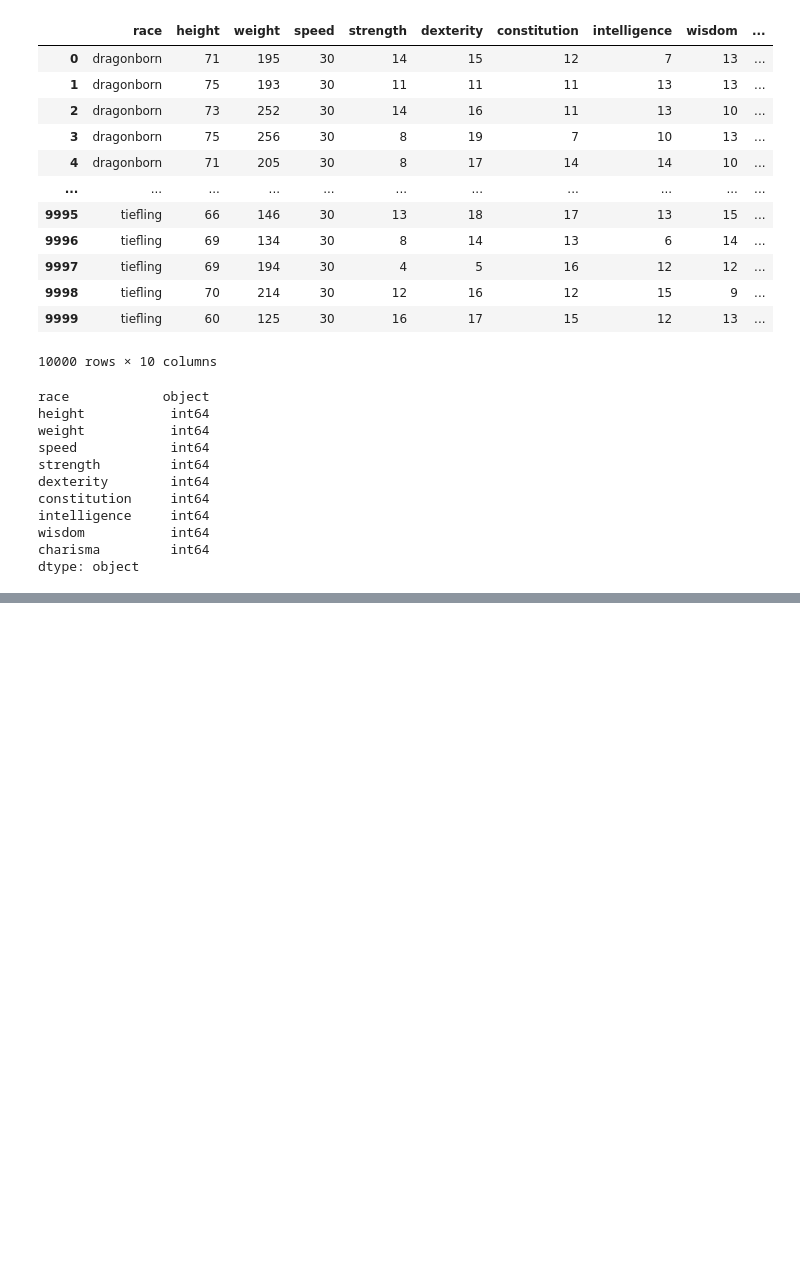
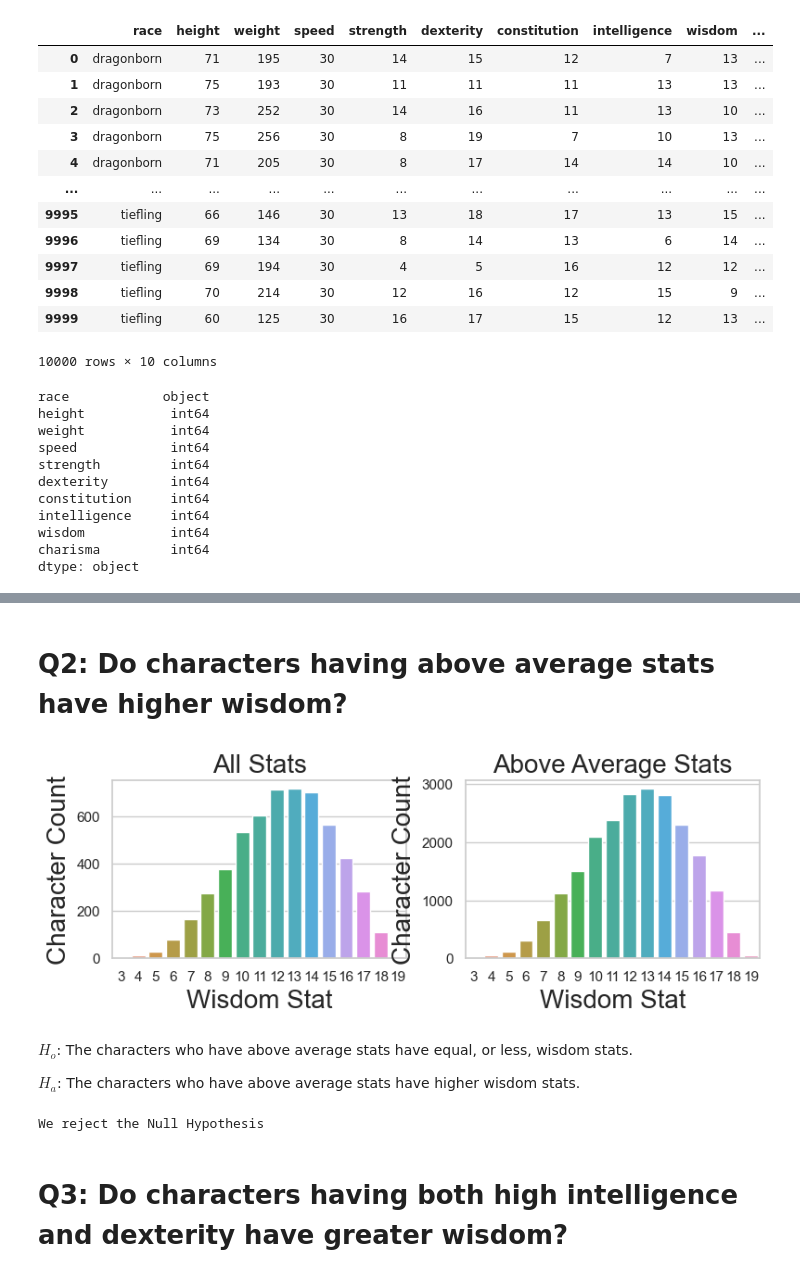
Before and after one commit to EstebanHernandez0/Dungeons_and_dragons_predictor, a Jupyter notebook: workbook.ipynb, the cells around one changed output, grey strips where cells are left out. Drawn from its saved outputs; the diff is of its cells as text; code cells hidden in the pictures; blank space fills up the shorter version.

```diff
--- a/workbook.ipynb
+++ b/workbook.ipynb
@@ -83,0 +148,3 @@ dtype: object
+# %%
+yes_gnome= train[train.race== 'gnome'].wisdom
+overall= train.wisdom.mean()
@@ -83,0 +168,25 @@ dtype: object
+# %% [markdown]
+# Q2: Do characters having above average stats have higher wisdom?
+# %%
+def plot_above(train, above_df):
+    fig = plt.figure()
+    ax = fig.add_subplot(221)
+    sns.countplot(data= train, x= 'wisdom')
+
+    ax.set_xlabel('Wisdom Stat', fontsize = 20)
+    ax.set_ylabel('Character Count', fontsize = 20)
+    ax.set_title('All Stats', fontsize = 20)
+
+    ax = fig.add_subplot(222)
+    sns.countplot(data= above_df, x= 'wisdom')
+    ax.set_xlabel('Wisdom Stat', fontsize = 20)
+    ax.set_ylabel('Character Count', fontsize = 20)
+    ax.set_title('Above Average Stats', fontsize = 20)
+    plt.show()
+plot_above(train, above_df)
+# %% [output]
+[figure, added]
+# %% [markdown]
+$H_o$: The characters who have above average stats have equal, or less, wisdom stats.
+
+$H_a$: The characters who have above average stats have higher wisdom stats.
@@ -83,0 +227,16 @@ dtype: object
+# %%
+def test_above(above_wis, overall):
+
+    t, p = stats.ttest_1samp(above_wis, overall)
+
+    if p/2 > alpha:
+        print("We fail to reject the Null Hypothesis")
+    elif t < 0:
+        print("We fail to reject the Null Hypothesis")
+    else:
+        print("We reject the Null Hypothesis")
+test_above(above_wis, overall)
+# %% [output]
+We reject the Null Hypothesis
+# %% [markdown]
+# Q3: Do characters having both high intelligence and dexterity have greater wisdom?
```
Also changed, not shown: parts of 39 cells of this notebook.
